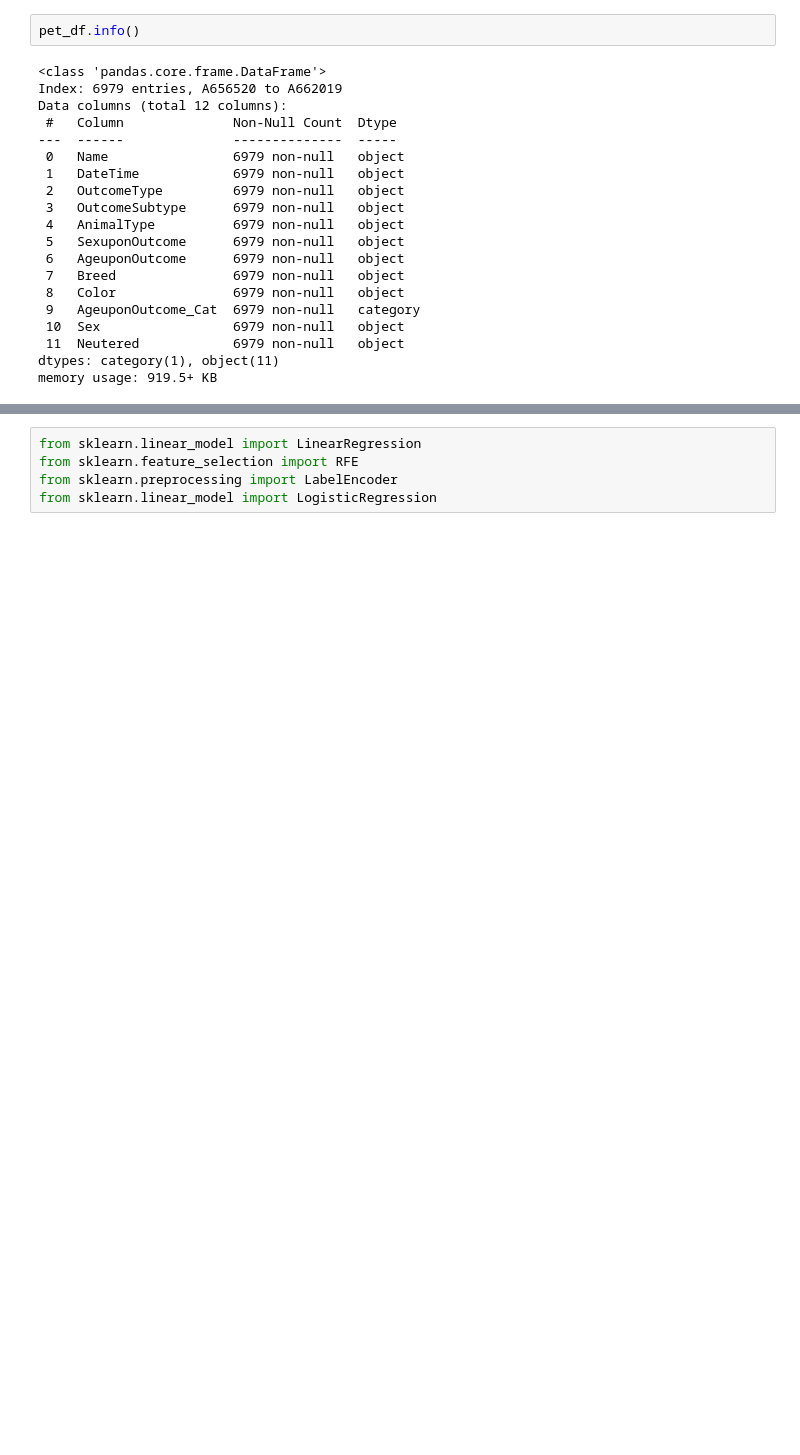
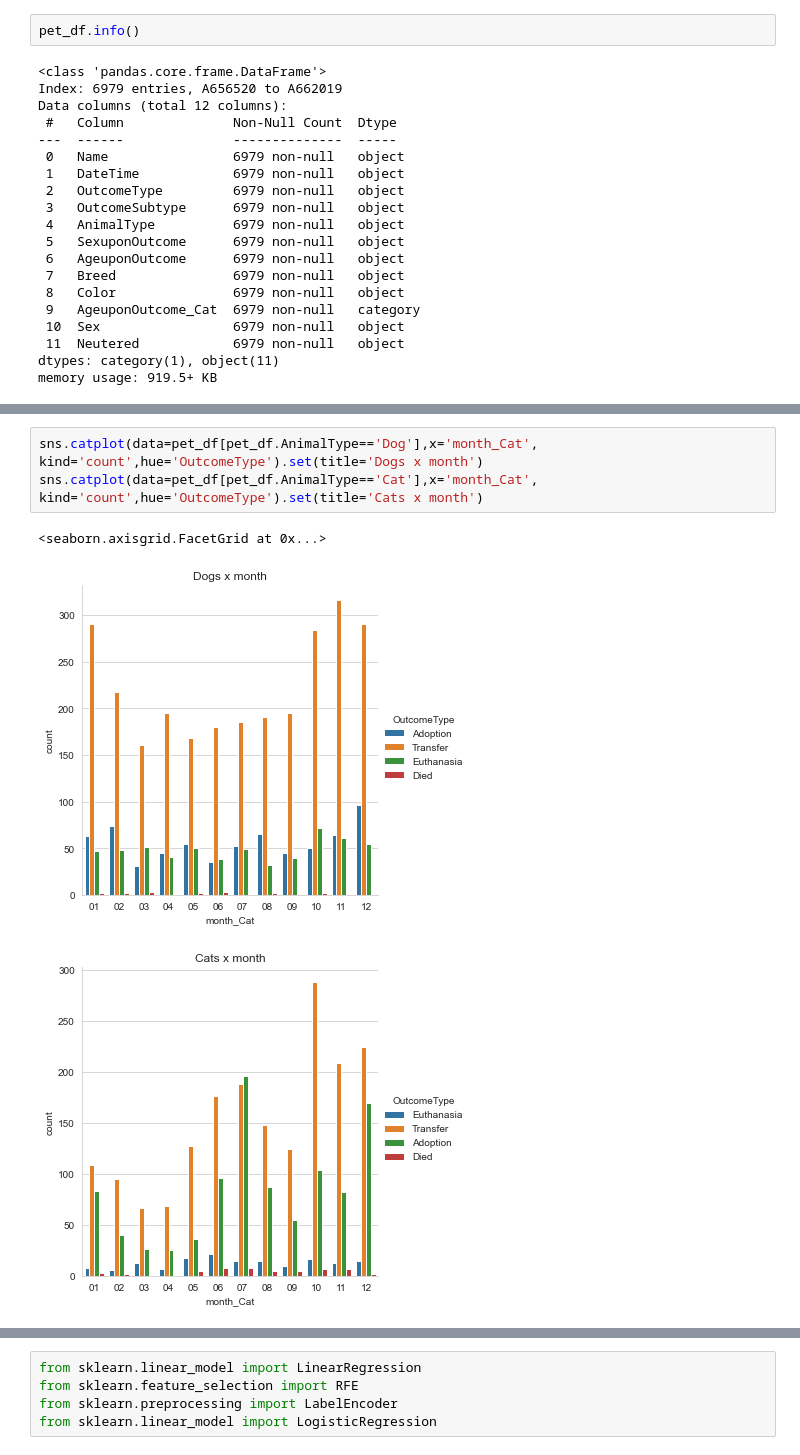
Before and after one commit to ironhack-bcn-data-pt/PR05-project-statistical-analysis, a Jupyter notebook: Project_05_pets.ipynb, the cells around one changed output, grey strips where cells are left out. Drawn from its saved outputs; the diff is of its cells as text; blank space fills up the shorter version.

```diff
--- a/Project_05_pets.ipynb
+++ b/Project_05_pets.ipynb
@@ -644,0 +609,7 @@ since 7.426280131177968e-21 < 0.05 we reject the null hypothesis that the variab
+# %%
+sns.catplot(data=pet_df[pet_df.AnimalType=='Dog'],x='month_Cat', kind='count',hue='OutcomeType').set(title='Dogs x month')
+sns.catplot(data=pet_df[pet_df.AnimalType=='Cat'],x='month_Cat', kind='count',hue='OutcomeType').set(title='Cats x month')
+# %% [output]
+<seaborn.axisgrid.FacetGrid at 0x...>
+[figure, added]
+[figure, added]
```
Also changed, not shown: parts of 113 cells of this notebook.
